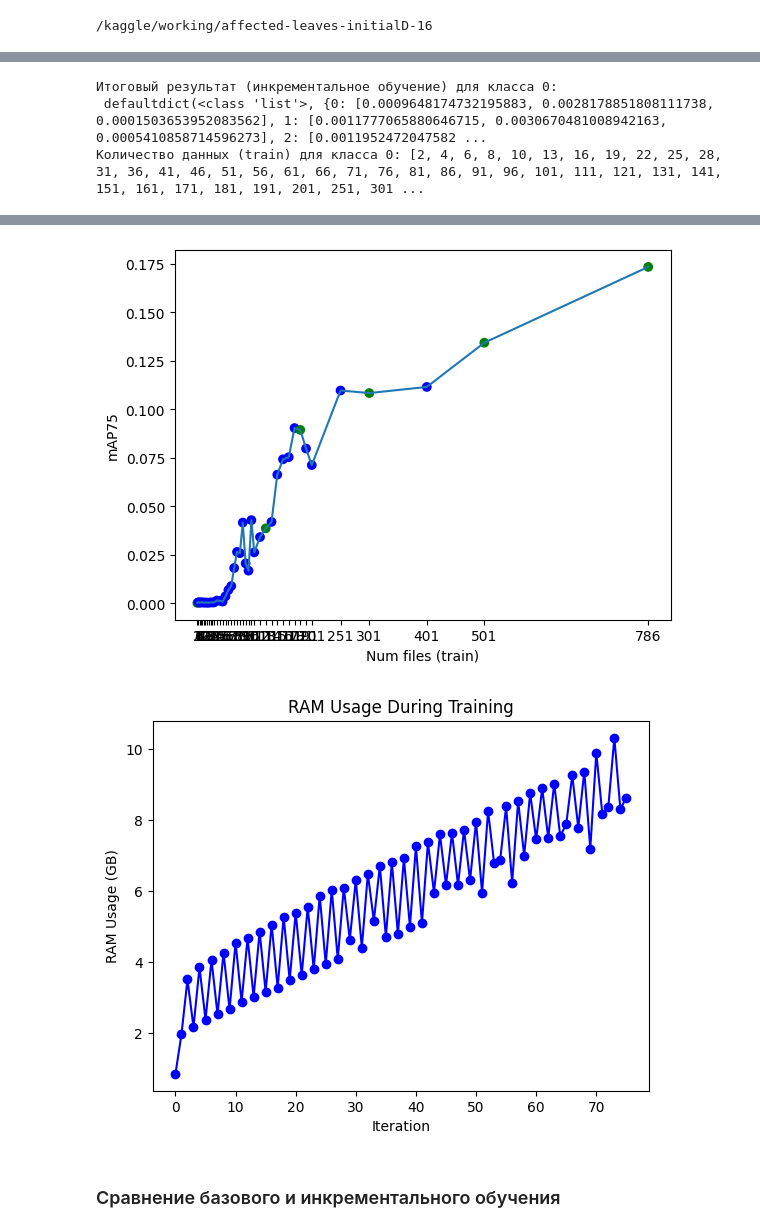
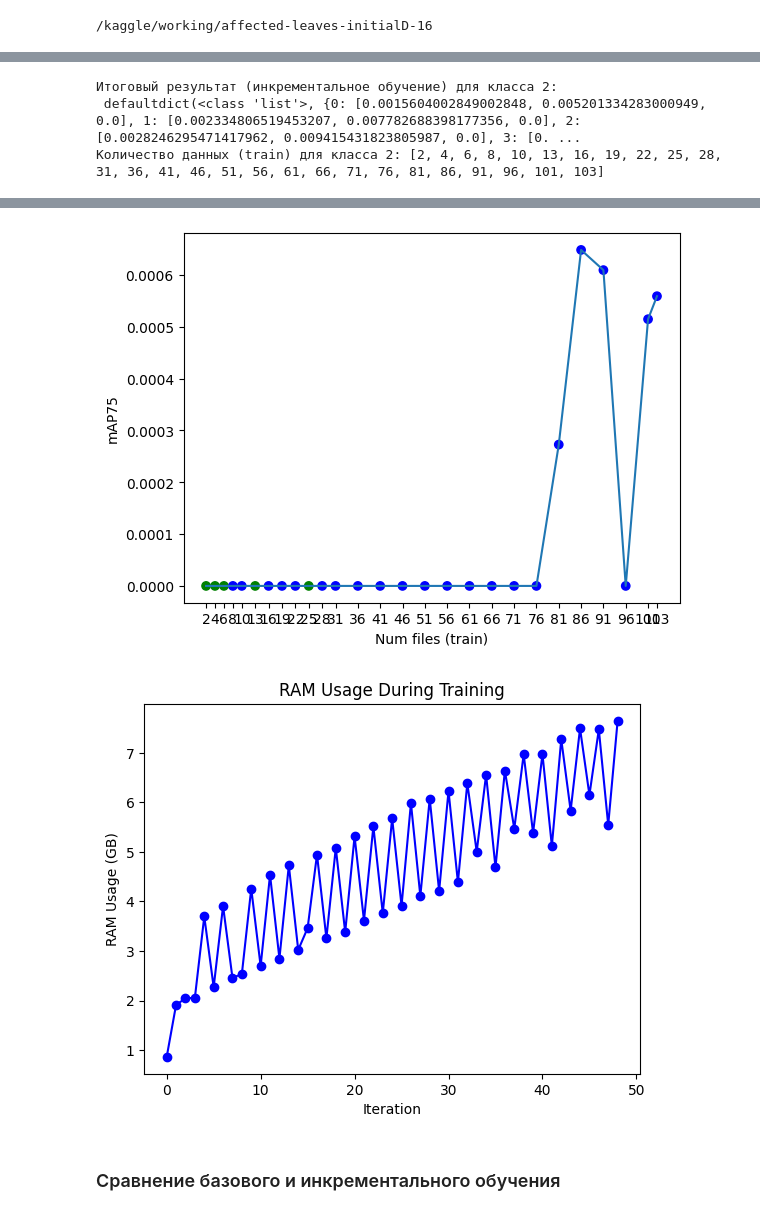
Before and after one commit to CTLab-ITMO/PTS-SP, a Jupyter notebook: yolov8.ipynb, the cells around one changed output, grey strips where cells are left out. Saved outputs shown, nothing was run; the diff lists cells and outputs as text; code cells hidden in the pictures.

```diff
--- a/yolov8.ipynb
+++ b/yolov8.ipynb
@@ -769,6 +769,6 @@ exp_inc = YoloModel(PATH_TO_MODEL, PATH_TO_YAML, TRAIN_PERC, TEST_PERC, VAL_PERC
 # exp_inc.increm_learning(KEEP_PERC, ITERS, PIECE_PERC, FIB_FLAG, PREV_NUM, THRESHOLD)
 # exp_inc.plot_ram_usage()
 
-exp_inc.increm_learning_one_class('0', KEEP_PERC, ITERS, PIECE_PERC, FIB_FLAG, PREV_NUM, THRESHOLD)
+exp_inc.increm_learning_one_class('2', KEEP_PERC, ITERS, PIECE_PERC, FIB_FLAG, PREV_NUM, THRESHOLD)
 exp_inc.plot_ram_usage()
 # %% [output]
@@ -809,3 +809,3 @@ Ultralytics
-Итоговый результат (инкрементальное обучение) для класса 0:
- defaultdict(<class 'list'>, {0: [0.0009648174732195883, 0.0028178851808111738, 0.0001503653952083562], 1: [0.0011777065880646715, 0.0030670481008942163, 0.0005410858714596273], 2: [0.0011952472047582 ...
-Количество данных (train) для класса 0: [2, 4, 6, 8, 10, 13, 16, 19, 22, 25, 28, 31, 36, 41, 46, 51, 56, 61, 66, 71, 76, 81, 86, 91, 96, 101, 111, 121, 131, 141, 151, 161, 171, 181, 191, 201, 251, 301 ...
+Итоговый результат (инкрементальное обучение) для класса 2:
+ defaultdict(<class 'list'>, {0: [0.0015604002849002848, 0.005201334283000949, 0.0], 1: [0.002334806519453207, 0.007782688398177356, 0.0], 2: [0.0028246295471417962, 0.009415431823805987, 0.0], 3: [0. ...
+Количество данных (train) для класса 2: [2, 4, 6, 8, 10, 13, 16, 19, 22, 25, 28, 31, 36, 41, 46, 51, 56, 61, 66, 71, 76, 81, 86, 91, 96, 101, 103]
@@ -814,5 +814,5 @@ Ultralytics
-[figure, old version]
+[figure, new version]
-[figure, old version]
+[figure, new version]
 # %% [markdown]
 ### Сравнение базового и инкрементального обучения
 # %% [markdown]
```
Also changed, not shown: parts of 2 cells of this notebook.
